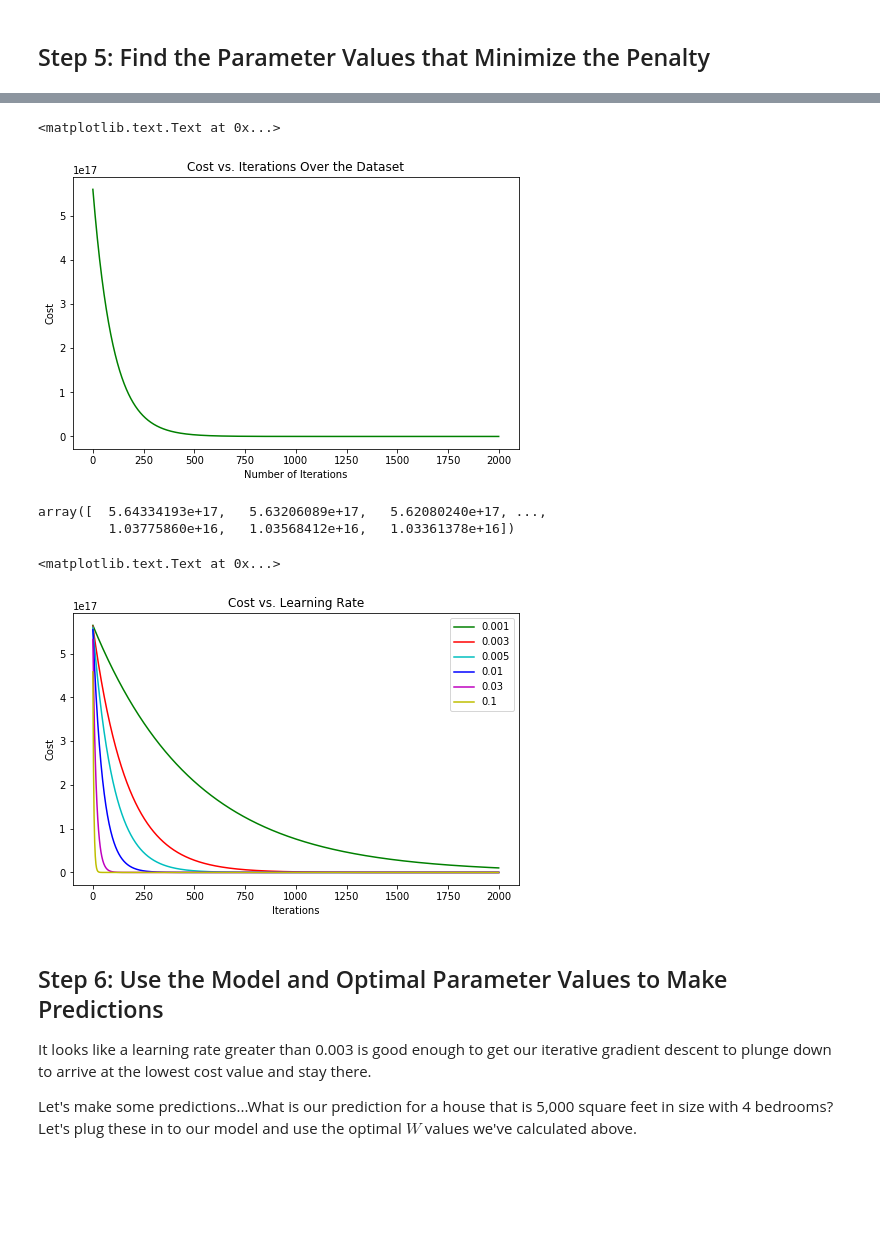
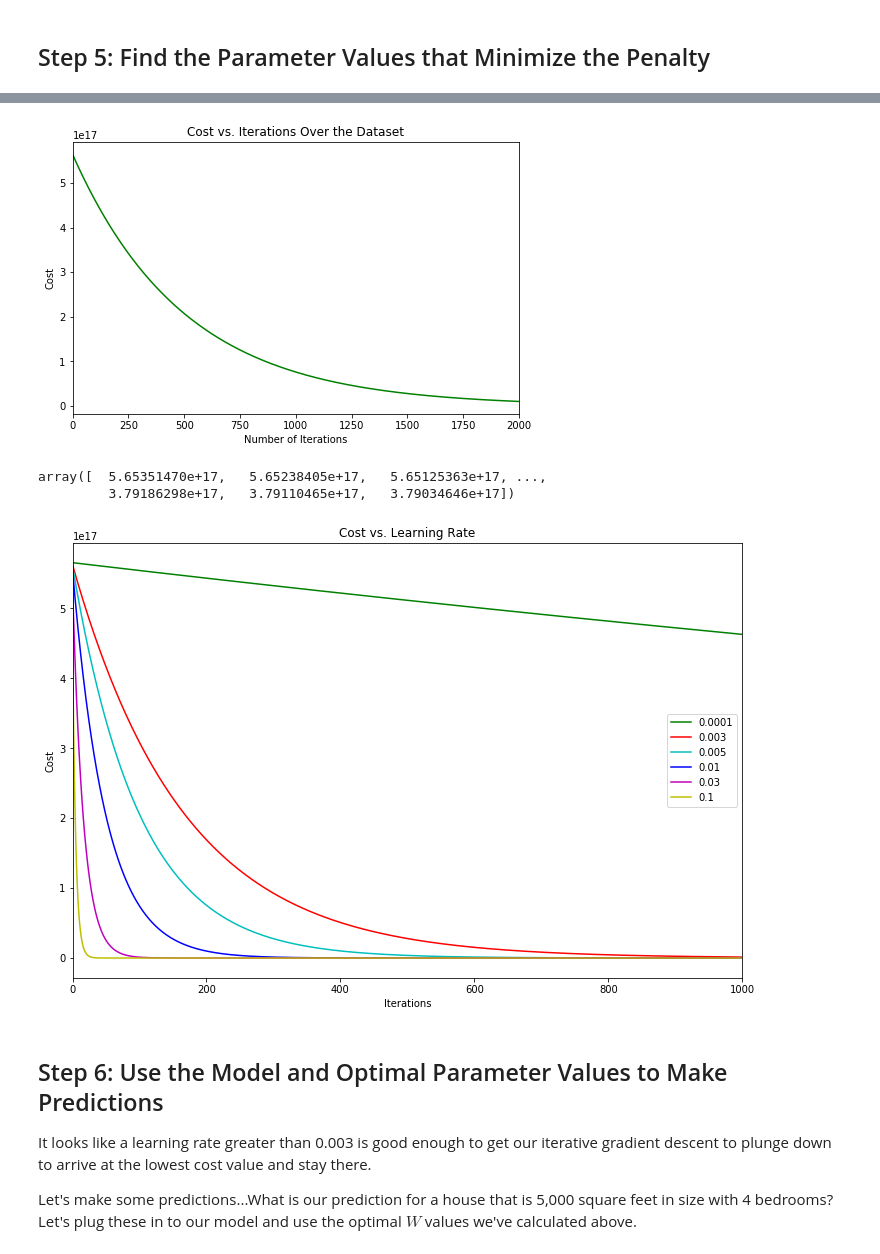
Before and after one commit to elizlajeunesse/MLCourse, a Jupyter notebook: Notebooks/Regression-With-Multiple-Features.ipynb, the cells around one changed output, grey strips where cells are left out. Saved outputs shown, nothing was run; the diff lists cells and outputs as text; code cells hidden in the pictures; blank space fills up the shorter version.

```diff
--- a/Notebooks/Regression-With-Multiple-Features.ipynb
+++ b/Notebooks/Regression-With-Multiple-Features.ipynb
@@ -323,34 +333,35 @@ fig, ax = plt.subplots(figsize=(8,5))
 ax.plot(np.arange(num_iters), running_penalty, 'g')
 ax.set_xlabel('Number of Iterations')
 ax.set_ylabel('Cost')
-ax.set_title('Cost vs. Iterations Over the Dataset')
+plt.xlim(0,num_iters)
+ax.set_title('Cost vs. Iterations Over the Dataset');
 # %% [output]
-<matplotlib.text.Text at 0x...>
-[figure, old version]
+[figure, new version]
 # %%
 # Run gradient descent for a few different values of the learning rate
-learning_rates = [0.001, 0.003, 0.005, 0.01, 0.03, 0.1]
+learning_rates = [0.0001, 0.003, 0.005, 0.01, 0.03, 0.1]
 gdResults = [gradientDescent(X, y, W_init, num_iters, learning_rates[i]) for i in range(len(learning_rates))]
+#gdResults
 # %%
 # For each learning rate, get the progression of costs
 #  for each iteration
 penalty_list = [gdResults[i][3] for i in range(len(gdResults))]
 penalty_list[0]
 # %% [output]
-array([  5.64334193e+17,   5.63206089e+17,   5.62080240e+17, ...,
-         1.03775860e+16,   1.03568412e+16,   1.03361378e+16])
+array([  5.65351470e+17,   5.65238405e+17,   5.65125363e+17, ...,
+         3.79186298e+17,   3.79110465e+17,   3.79034646e+17])
 # %%
 # How the cost of the transformation varies with the learning rate
 plot_color_list = ['g', 'r', 'c', 'b', 'm', 'y']
-fig, ax = plt.subplots(figsize=(8,5))
+fig, ax = plt.subplots(figsize=(12,8))
 [ax.plot(np.arange(num_iters), penalty_list[i], plot_color_list[i], label=learning_rates[i]) for i in range(len(learning_rates))]
 ax.set_xlabel('Iterations')
 ax.set_ylabel('Cost')
 ax.legend()
-ax.set_title('Cost vs. Learning Rate')
+plt.xlim(0,1000)
+ax.set_title('Cost vs. Learning Rate');
 # %% [output]
-<matplotlib.text.Text at 0x...>
-[figure, old version]
+[figure, new version]
 # %% [markdown]
 ## Step 6: Use the Model and Optimal Parameter Values to Make Predictions
 
```
Also changed, not shown: parts of 19 cells of this notebook, 7 other files.
